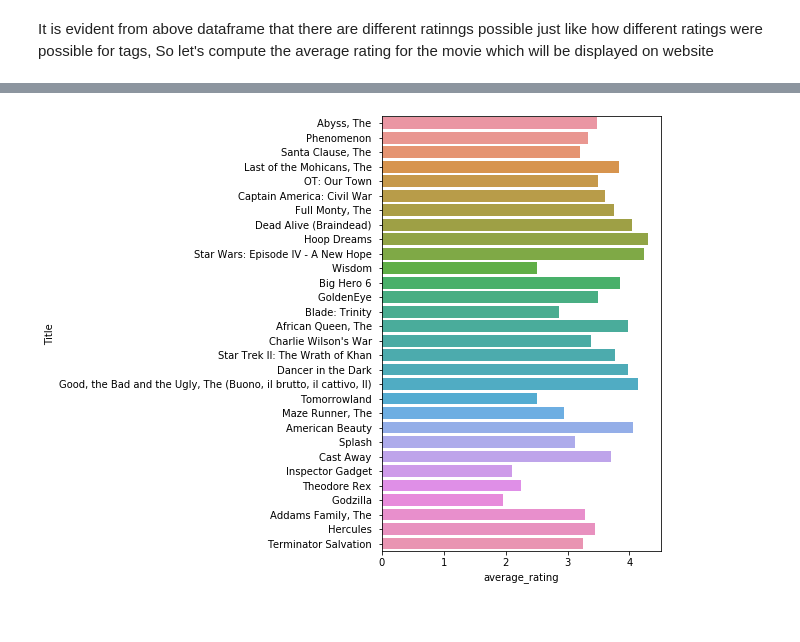
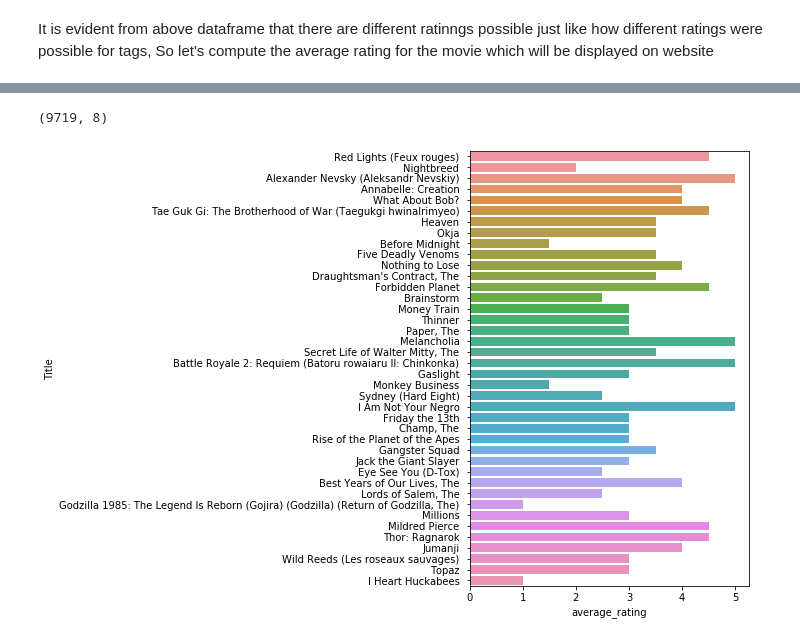
Before and after one commit to Manudeep-git/Weekend_Movie_Trip, a Jupyter notebook: Weekend Movie Trip.ipynb, the cells around one changed output, grey strips where cells are left out. Saved outputs shown, nothing was run; the diff lists cells and outputs as text; code cells hidden in the pictures.

```diff
--- a/Weekend Movie Trip.ipynb
+++ b/Weekend Movie Trip.ipynb
@@ -138,7 +138,8 @@ sns.countplot(x=dark_comedy['rating'])
 ## Combining tags,ratings and movies
 # %%
 #combining movies and ratings to perform some EDA
-df_movies_ratings=pd.merge(movies,ratings,on=['movieId'])
+df_movies_ratings=pd.merge(movies,ratings,on=['movieId'],how='right')
+df_movies_ratings.drop_duplicates(subset=['title'],keep='first',inplace=True)
 df_movies_ratings.head()
 # %% [output]
 |  | movieId | title | genres | userId | rating | timestamp |
@@ -187,9 +190,8 @@ average_movie_rating.head()
 # %%
 #splitting the title and year column to get more accurate data
-title_year=average_movie_rating['title'].str.rsplit("(",n=1,expand=True)
+title_year=average_movie_rating['title'].str.rsplit("(",1,expand=True)
 average_movie_rating['title']=title_year[0]
 average_movie_rating['Year']=title_year[1]
-average_movie_rating.head()
 average_movie_rating['Year']=average_movie_rating['Year'].astype(str)
 average_movie_rating['Year']=average_movie_rating['Year'].apply(lambda s:s.strip(')'))
 average_movie_rating.head()
@@ -207,9 +209,8 @@ average_movie_rating.shape
 # %%
 #merging the average rating with df_movies_ratings
-#df_movies_ratings=pd.merge(df_movies_ratings,average_movie_rating,on=['movieId'])
-#df_movies_ratings.drop('title_x',axis=1,inplace=True)
-#df_movies_ratings.rename(index=str,columns={"title_y":"Title"},inplace=True)
-df
+df_movies_ratings=pd.merge(df_movies_ratings,average_movie_rating,on=['movieId'])
+df_movies_ratings.drop('title_x',axis=1,inplace=True)
+df_movies_ratings.rename(index=str,columns={"title_y":"Title"},inplace=True)
 df_movies_ratings.head()
 # %% [output]
 |  | movieId | genres | userId | rating | timestamp | Title | average_rating | Year |
@@ -221,7 +222,11 @@ df_movies_ratings.head()
+# %%
+df_movies_ratings.shape
+# %% [output]
+(9719, 8)
 # %%
-#plotting average_rating vs movie
+#plotting average_rating vs movie for some samples
 plt.figure(figsize=(5,8))
-ax=sns.barplot(x='average_rating',y='Title',data=df_movies_ratings.sample(30))
+ax=sns.barplot(x='average_rating',y='Title',data=df_movies_ratings.sample(40))
 plt.show()
 # %% [output]
-[figure, old version]
+[figure, new version]
```
Also changed, not shown: parts of 32 cells of this notebook.
